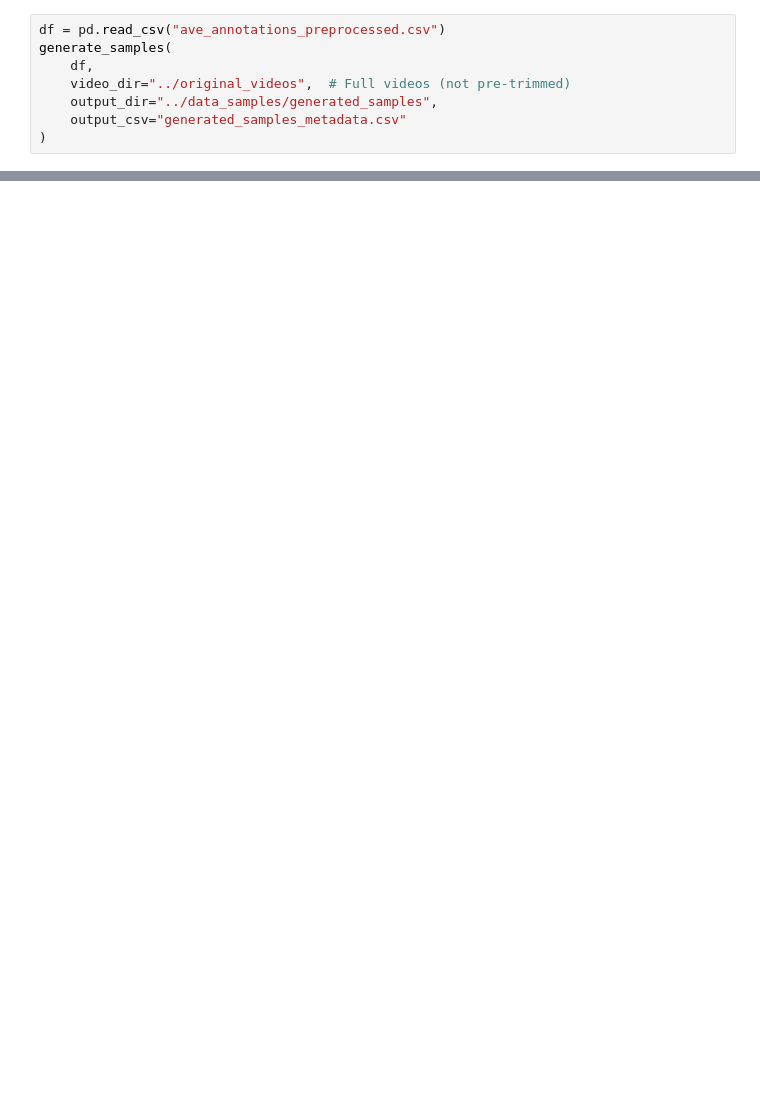
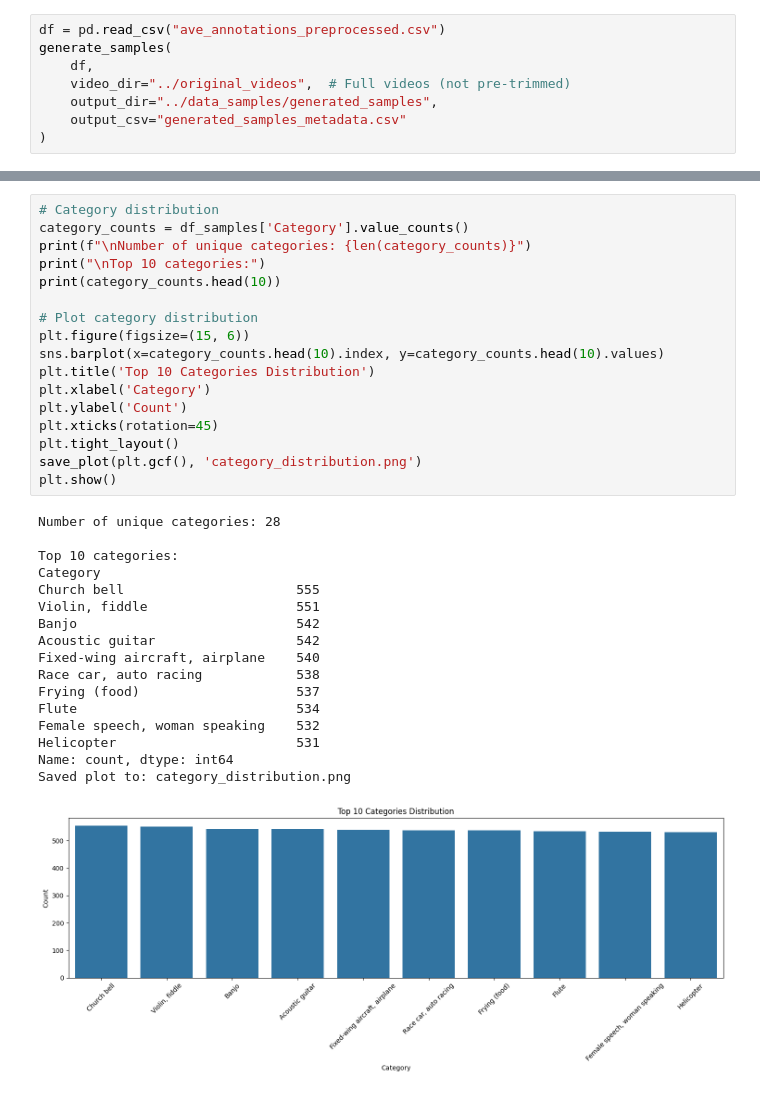
Before and after one commit to mattwang123/Visual-Audio-Alignment, a Jupyter notebook: preprocessing/data_preprocessing.ipynb, the cells around one changed output, grey strips where cells are left out. Saved outputs shown, nothing was run; the diff lists cells and outputs as text; blank space fills up the shorter version.

```diff
--- a/preprocessing/data_preprocessing.ipynb
+++ b/preprocessing/data_preprocessing.ipynb
@@ -120,0 +223,35 @@ generate_samples(
+# %%
+# Category distribution
+category_counts = df_samples['Category'].value_counts()
+print(f"\nNumber of unique categories: {len(category_counts)}")
+print("\nTop 10 categories:")
+print(category_counts.head(10))
+
+# Plot category distribution
+plt.figure(figsize=(15, 6))
+sns.barplot(x=category_counts.head(10).index, y=category_counts.head(10).values)
+plt.title('Top 10 Categories Distribution')
+plt.xlabel('Category')
+plt.ylabel('Count')
+plt.xticks(rotation=45)
+plt.tight_layout()
+save_plot(plt.gcf(), 'category_distribution.png')
+plt.show()
+# %% [output]
+Number of unique categories: 28
+
+Top 10 categories:
+Category
+Church bell                      555
+Violin, fiddle                   551
+Banjo                            542
+Acoustic guitar                  542
+Fixed-wing aircraft, airplane    540
+Race car, auto racing            538
+Frying (food)                    537
+Flute                            534
+Female speech, woman speaking    532
+Helicopter                       531
+Name: count, dtype: int64
+Saved plot to: category_distribution.png
+[figure, added]
```
Also changed, not shown: parts of 10 cells of this notebook, 3 other files.
